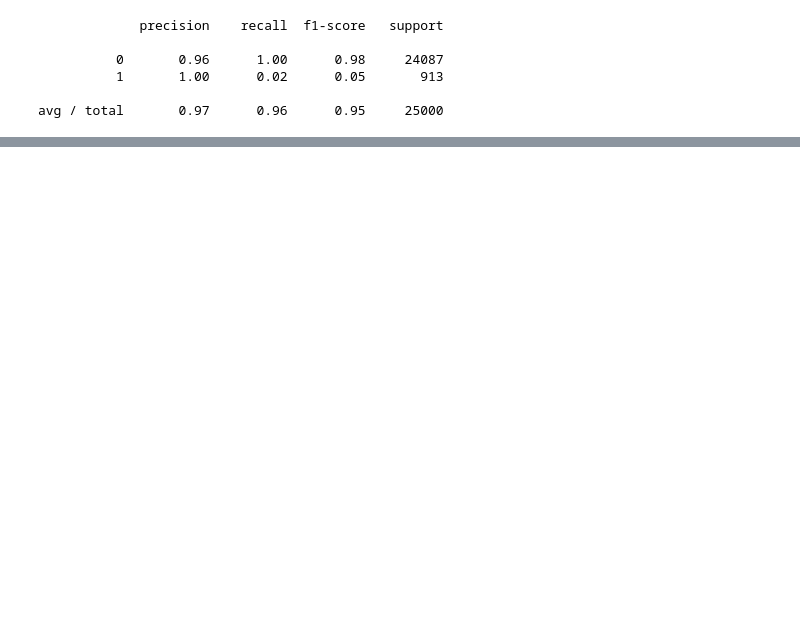
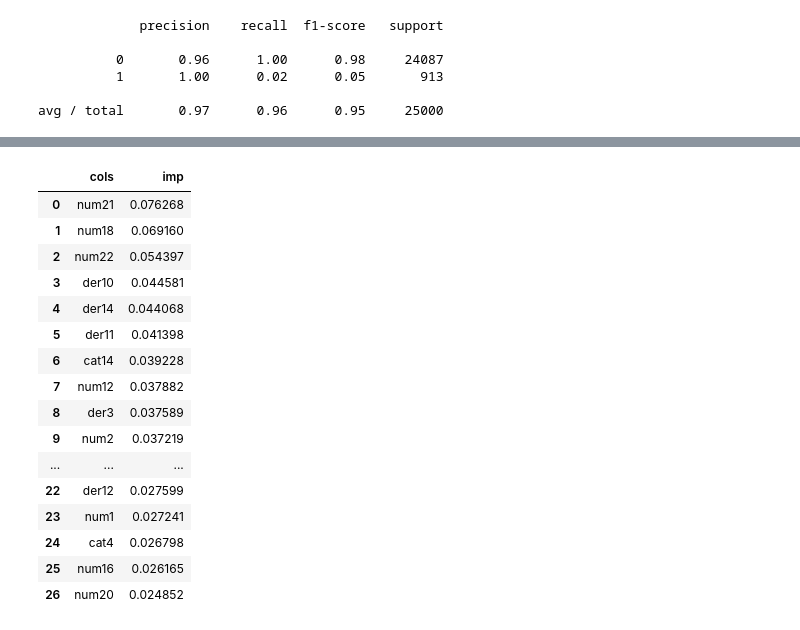
Before and after one commit to nidabp/MachineLearning, a Jupyter notebook: QuarticTest.ipynb, the cells around one changed output, grey strips where cells are left out. Cells and saved outputs as stored; diff of their text form; code cells hidden in the pictures; blank space fills up the shorter version.

```diff
--- a/QuarticTest.ipynb
+++ b/QuarticTest.ipynb
@@ -333,0 +382,20 @@ df_print.to_csv("C:\\Users\\Admin\\Downloads\\QuarticPred.csv",index=False)
+# %%
+fi = GetImportances(newmodel,df_keep); fi[:]
+# %% [output]
+|  | cols | imp |
+| 0 | num21 | 0.076268 |
+| 1 | num18 | 0.069160 |
+| 2 | num22 | 0.054397 |
+| 3 | der10 | 0.044581 |
+| 4 | der14 | 0.044068 |
+| 5 | der11 | 0.041398 |
+| 6 | cat14 | 0.039228 |
+| 7 | num12 | 0.037882 |
+| 8 | der3 | 0.037589 |
+| 9 | num2 | 0.037219 |
+| ... | ... | ... |
+| 22 | der12 | 0.027599 |
+| 23 | num1 | 0.027241 |
+| 24 | cat4 | 0.026798 |
+| 25 | num16 | 0.026165 |
+| 26 | num20 | 0.024852 |
```
Also changed, not shown: parts of 10 cells of this notebook, 1 other file.
